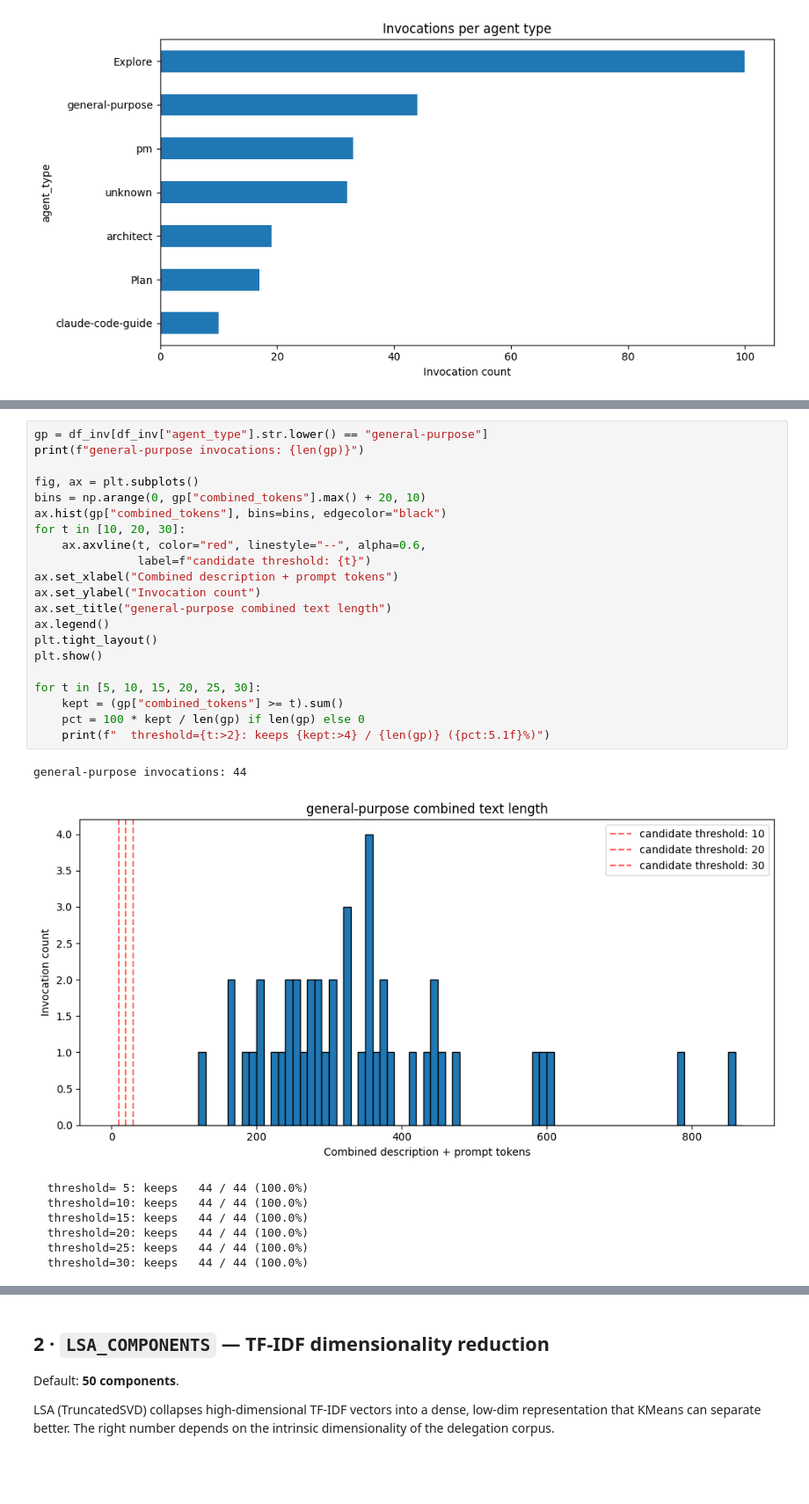
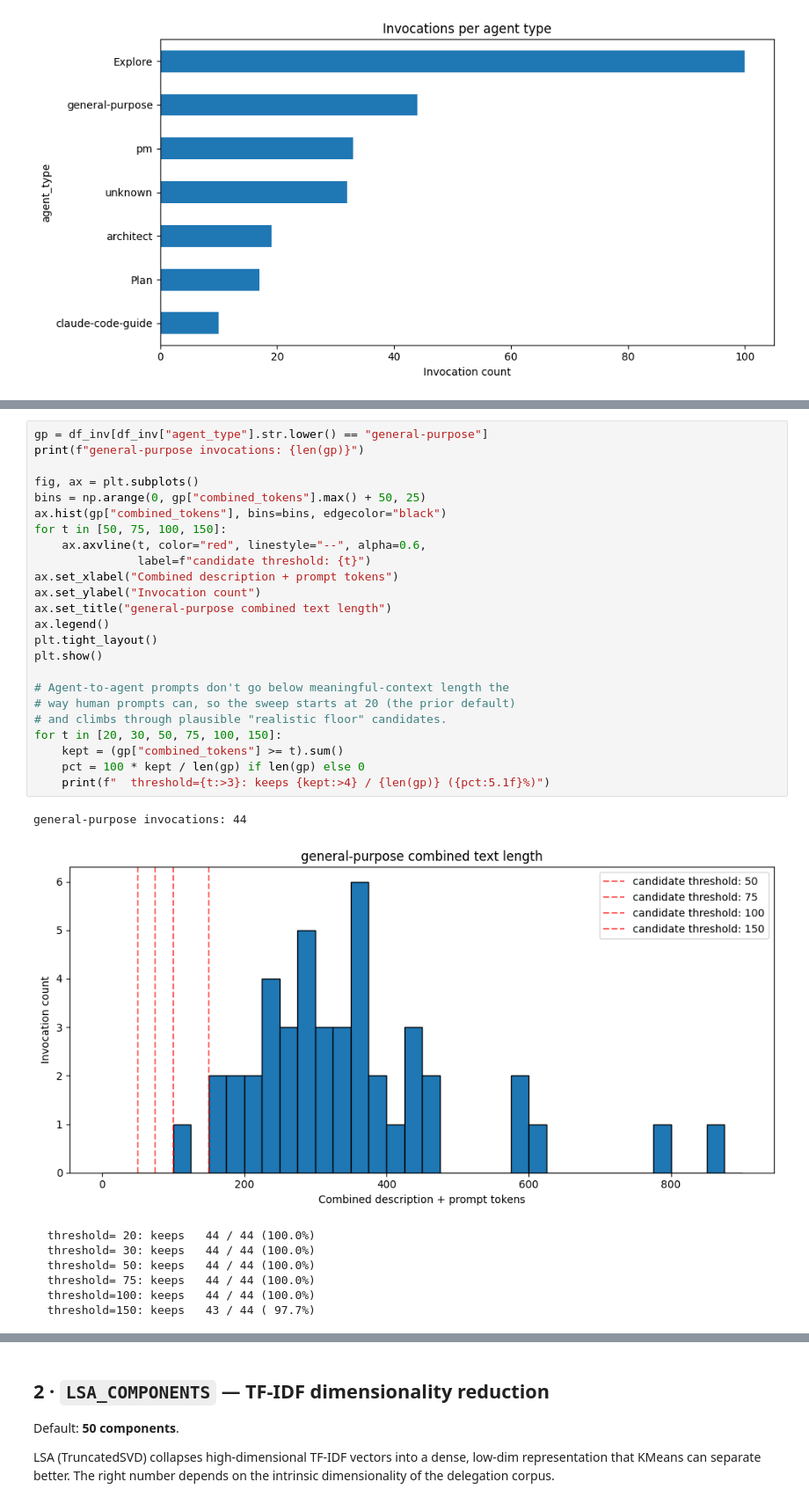
Before and after one commit to frederick-douglas-pearce/agentfluent, a Jupyter notebook: scripts/calibration/threshold_validation.ipynb, the cells around one changed output, grey strips where cells are left out. Shown at 88% size. Saved outputs shown, nothing was run; the diff lists cells and outputs as text; blank space fills up the shorter version.

```diff
--- a/scripts/calibration/threshold_validation.ipynb
+++ b/scripts/calibration/threshold_validation.ipynb
@@ -181,30 +186,33 @@ to avoid in production.
 # %%
 gp = df_inv[df_inv["agent_type"].str.lower() == "general-purpose"]
 print(f"general-purpose invocations: {len(gp)}")
 
 fig, ax = plt.subplots()
-bins = np.arange(0, gp["combined_tokens"].max() + 20, 10)
+bins = np.arange(0, gp["combined_tokens"].max() + 50, 25)
 ax.hist(gp["combined_tokens"], bins=bins, edgecolor="black")
-for t in [10, 20, 30]:
+for t in [50, 75, 100, 150]:
     ax.axvline(t, color="red", linestyle="--", alpha=0.6,
                label=f"candidate threshold: {t}")
 ax.set_xlabel("Combined description + prompt tokens")
 ax.set_ylabel("Invocation count")
 ax.set_title("general-purpose combined text length")
 ax.legend()
 plt.tight_layout()
 plt.show()
 
-for t in [5, 10, 15, 20, 25, 30]:
+# Agent-to-agent prompts don't go below meaningful-context length the
+# way human prompts can, so the sweep starts at 20 (the prior default)
+# and climbs through plausible "realistic floor" candidates.
+for t in [20, 30, 50, 75, 100, 150]:
     kept = (gp["combined_tokens"] >= t).sum()
     pct = 100 * kept / len(gp) if len(gp) else 0
-    print(f"  threshold={t:>2}: keeps {kept:>4} / {len(gp)} ({pct:5.1f}%)")
+    print(f"  threshold={t:>3}: keeps {kept:>4} / {len(gp)} ({pct:5.1f}%)")
 # %% [output]
 general-purpose invocations: 44
-[figure, old version]
+[figure, new version]
-  threshold= 5: keeps   44 / 44 (100.0%)
-  threshold=10: keeps   44 / 44 (100.0%)
-  threshold=15: keeps   44 / 44 (100.0%)
-  threshold=20: keeps   44 / 44 (100.0%)
-  threshold=25: keeps   44 / 44 (100.0%)
-  threshold=30: keeps   44 / 44 (100.0%)
+  threshold= 20: keeps   44 / 44 (100.0%)
+  threshold= 30: keeps   44 / 44 (100.0%)
+  threshold= 50: keeps   44 / 44 (100.0%)
+  threshold= 75: keeps   44 / 44 (100.0%)
+  threshold=100: keeps   44 / 44 (100.0%)
+  threshold=150: keeps   43 / 44 ( 97.7%)
```
Also changed, not shown: parts of 6 cells of this notebook, 4 other files.
